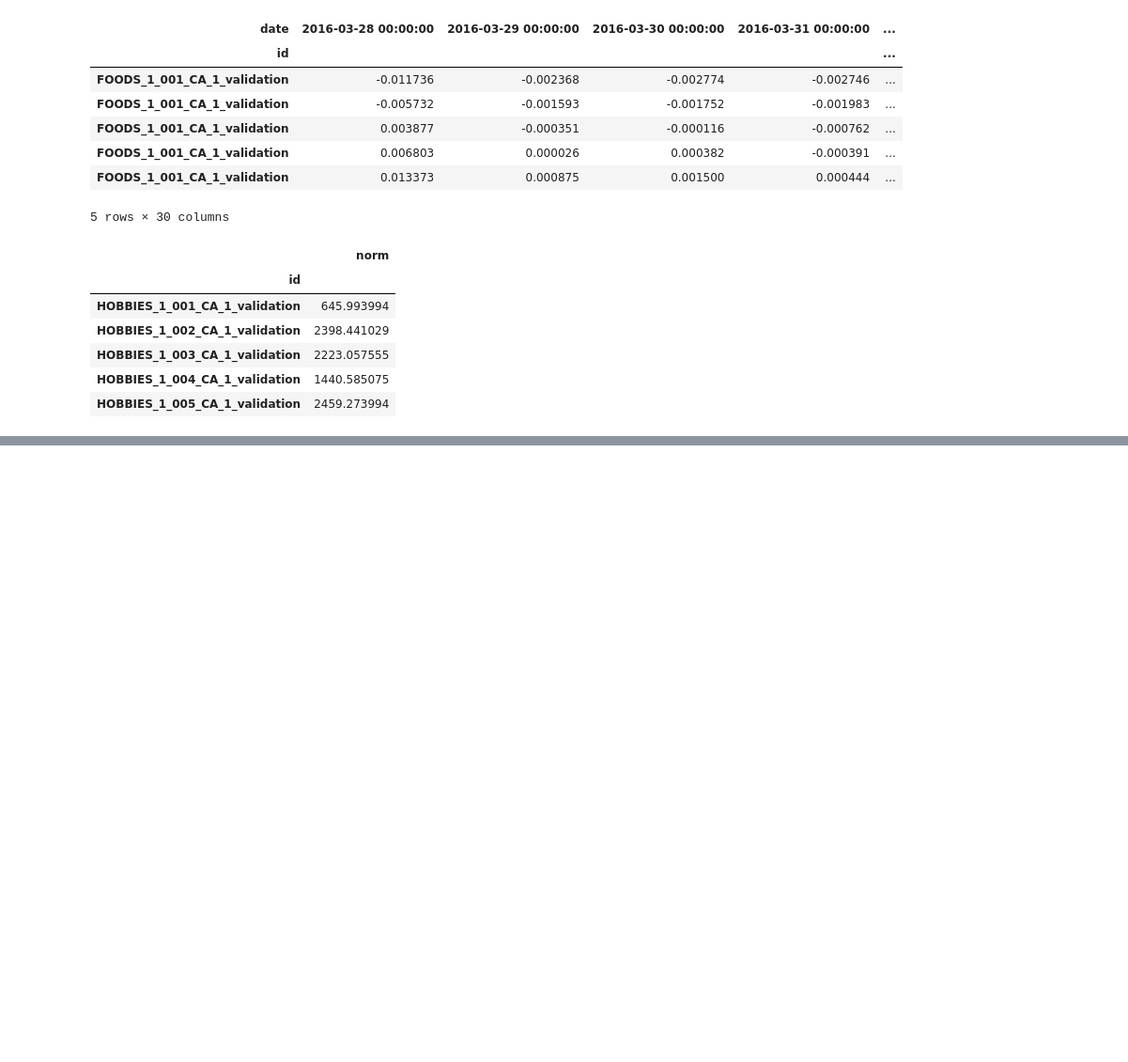
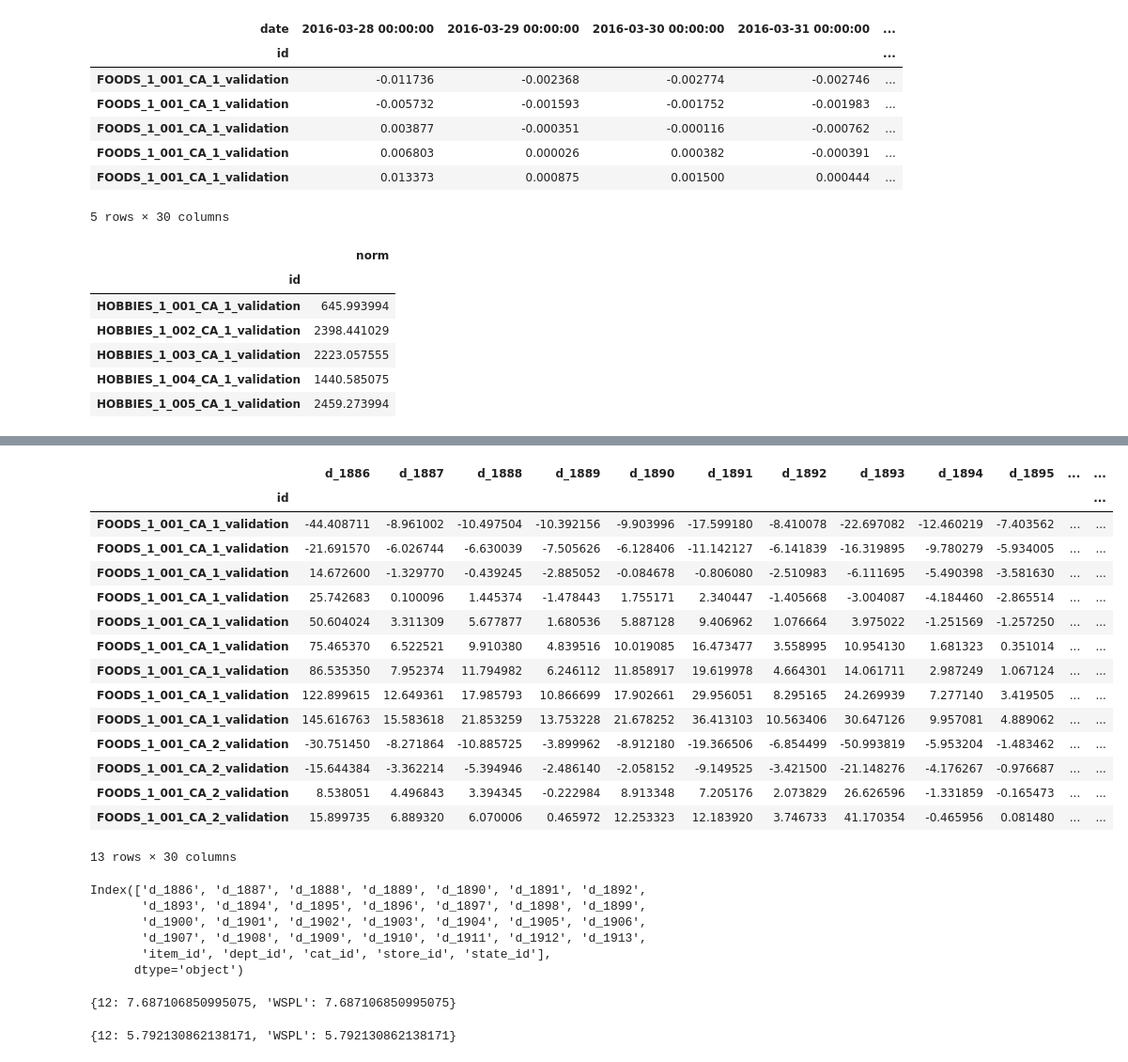
Before and after one commit to joeranbosma/M5Forecast, a Jupyter notebook: uncertainty/pinball_loss_keras_2.ipynb, the cells around one changed output, grey strips where cells are left out. Shown at 94% size. Drawn from its saved outputs; the diff is of its cells as text; code cells hidden in the pictures; blank space fills up the shorter version.

```diff
--- a/uncertainty/pinball_loss_keras_2.ipynb
+++ b/uncertainty/pinball_loss_keras_2.ipynb
@@ -66,14 +66,10 @@ data/prep/simple_fe_2014_04_26_2016_04_24.pickle
 # %% [markdown]
 # Train MLP with DistributionLayer and WSPL through normalisation
 # %%
-# Load in the data set
-calendar, sales_train_validation, sell_prices = load_data()
+sales_true = select_dates(sales_train_validation, day_end=1913, num_days=28, include_metadata=True)
+sales_train = select_dates(sales_train_validation, day_start=1, num_days=1913-28, include_metadata=True)
 
-sales_true = select_dates(sales_train_validation, day_end=1913, num_days=28, include_metadata=True)
-sales_train = select_dates(sales_train_validation, day_end=1913-28, num_days=28, include_metadata=True)
-
-ref = Referee(sales_true.copy(), sales_train.copy(), sell_prices, calendar, verbose=True)
-del calendar, sales_train_validation, sell_prices
+ref = Referee(sales_true, sales_train, sell_prices, calendar, verbose=True)
 # %% [output]
 Initializing Referee
 Converting true sales to quantile form
@@ -814,7 +816,7 @@ y_pred_df = pd.concat(y_pred_df_list)
 # pivot and set quantile / level
 if verbose: print("Pivoting predictions...")
 df = y_pred_df
-df['id'] = df['id'] + df['quantile'].astype(str)
+df['id'] = df['id'] + df['quantile']
 df = df.pivot(index='id', columns='date', values='pred')
 df = df.reset_index()
 df['quantile'] = df.apply(lambda row: float(row.id[-5:]), axis=1)
@@ -881,0 +858,5 @@ df * norm.loc[df.index].T
+# %%
+%%time
+denorm_df = df.apply(lambda row: row * norm.loc[row.index].norm, axis=0)
+denorm_df[['quantile', 'level']] = df[['quantile', 'level']]
+denorm_df.head(13)
@@ -881,0 +882,23 @@ df * norm.loc[df.index].T
+# %%
+cols = list(df.columns)
+target_d_cols = select_day_nums(ref.sales_true, as_int=False)
+cols[:len(target_d_cols)] = target_d_cols
+denorm_df.columns = cols
+denorm_df.head(13)
+# %% [output]
+|  | d_1886 | d_1887 | d_1888 | d_1889 | d_1890 | d_1891 | d_1892 | d_1893 | d_1894 | d_1895 | ... | ... |
+| id |  |  |  |  |  |  |  |  |  |  |  | ... |
+| FOODS_1_001_CA_1_validation | -44.408711 | -8.961002 | -10.497504 | -10.392156 | -9.903996 | -17.599180 | -8.410078 | -22.697082 | -12.460219 | -7.403562 | ... | ... |
+| FOODS_1_001_CA_1_validation | -21.691570 | -6.026744 | -6.630039 | -7.505626 | -6.128406 | -11.142127 | -6.141839 | -16.319895 | -9.780279 | -5.934005 | ... | ... |
+| FOODS_1_001_CA_1_validation | 14.672600 | -1.329770 | -0.439245 | -2.885052 | -0.084678 | -0.806080 | -2.510983 | -6.111695 | -5.490398 | -3.581630 | ... | ... |
+| FOODS_1_001_CA_1_validation | 25.742683 | 0.100096 | 1.445374 | -1.478443 | 1.755171 | 2.340447 | -1.405668 | -3.004087 | -4.184460 | -2.865514 | ... | ... |
+| FOODS_1_001_CA_1_validation | 50.604024 | 3.311309 | 5.677877 | 1.680536 | 5.887128 | 9.406962 | 1.076664 | 3.975022 | -1.251569 | -1.257250 | ... | ... |
+| FOODS_1_001_CA_1_validation | 75.465370 | 6.522521 | 9.910380 | 4.839516 | 10.019085 | 16.473477 | 3.558995 | 10.954130 | 1.681323 | 0.351014 | ... | ... |
+| FOODS_1_001_CA_1_validation | 86.535350 | 7.952374 | 11.794982 | 6.246112 | 11.858917 | 19.619978 | 4.664301 | 14.061711 | 2.987249 | 1.067124 | ... | ... |
+| FOODS_1_001_CA_1_validation | 122.899615 | 12.649361 | 17.985793 | 10.866699 | 17.902661 | 29.956051 | 8.295165 | 24.269939 | 7.277140 | 3.419505 | ... | ... |
+| FOODS_1_001_CA_1_validation | 145.616763 | 15.583618 | 21.853259 | 13.753228 | 21.678252 | 36.413103 | 10.563406 | 30.647126 | 9.957081 | 4.889062 | ... | ... |
+| FOODS_1_001_CA_2_validation | -30.751450 | -8.271864 | -10.885725 | -3.899962 | -8.912180 | -19.366506 | -6.854499 | -50.993819 | -5.953204 | -1.483462 | ... | ... |
+| FOODS_1_001_CA_2_validation | -15.644384 | -3.362214 | -5.394946 | -2.486140 | -2.058152 | -9.149525 | -3.421500 | -21.148276 | -4.176267 | -0.976687 | ... | ... |
+| FOODS_1_001_CA_2_validation | 8.538051 | 4.496843 | 3.394345 | -0.222984 | 8.913348 | 7.205176 | 2.073829 | 26.626596 | -1.331859 | -0.165473 | ... | ... |
+| FOODS_1_001_CA_2_validation | 15.899735 | 6.889320 | 6.070006 | 0.465972 | 12.253323 | 12.183920 | 3.746733 | 41.170354 | -0.465956 | 0.081480 | ... | ... |
+13 rows × 30 columns
@@ -882 +907,20 @@ df * norm.loc[df.index].T
+# %%
+ref.sales_true.columns
+# %% [output]
+Index(['d_1886', 'd_1887', 'd_1888', 'd_1889', 'd_1890', 'd_1891', 'd_1892',
+       'd_1893', 'd_1894', 'd_1895', 'd_1896', 'd_1897', 'd_1898', 'd_1899',
+       'd_1900', 'd_1901', 'd_1902', 'd_1903', 'd_1904', 'd_1905', 'd_1906',
+       'd_1907', 'd_1908', 'd_1909', 'd_1910', 'd_1911', 'd_1912', 'd_1913',
+       'item_id', 'dept_id', 'cat_id', 'store_id', 'state_id'],
+      dtype='object')
+# %%
+metrics = ref.evaluate_WSPL(denorm_df)
+metrics
+# %% [output]
+{12: 7.687106850995075, 'WSPL': 7.687106850995075}
+# %%
+metrics = ref.evaluate_WSPL(denorm_df.clip(lower=0))
+metrics
+# %% [output]
+{12: 5.792130862138171, 'WSPL': 5.792130862138171}
 # %%
```
Also changed, not shown: parts of 10 cells of this notebook.
